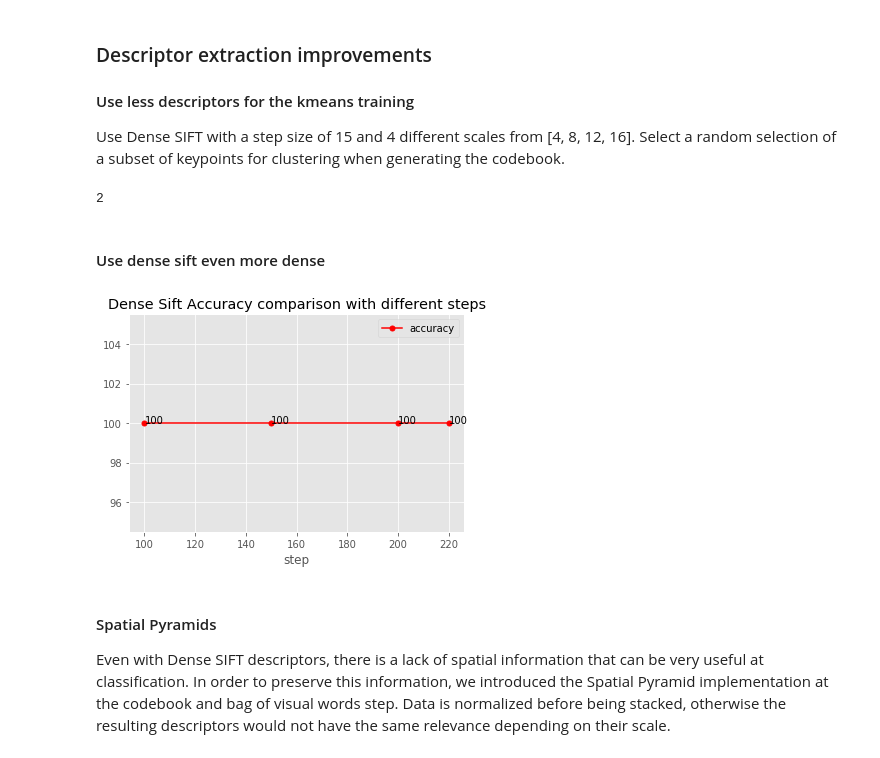
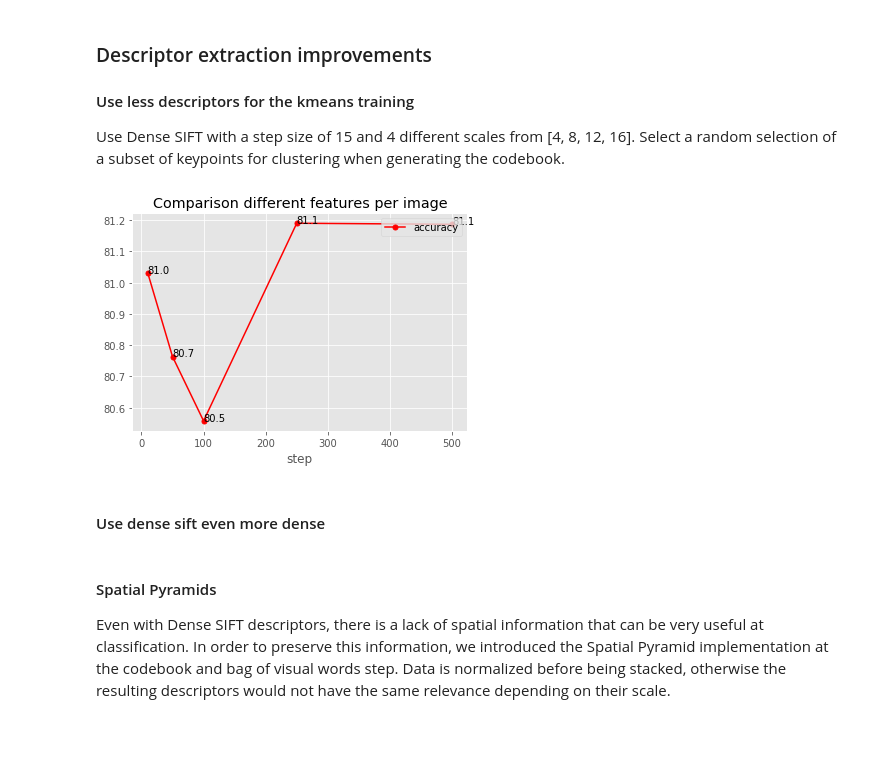
Before and after one commit to mgilar/mcv-m3, a Jupyter notebook: code/src/Main.ipynb, the cells around one changed output. Saved outputs shown, nothing was run; the diff lists cells and outputs as text; code cells hidden in the pictures.

Commit message:
Simplified plot and plot3d kinda added

```diff
--- a/code/src/Main.ipynb
+++ b/code/src/Main.ipynb
@@ -196,11 +196,9 @@ for features_per_img in features_per_imgs:
 classifier_images.features_per_img = get_max_key(results_features_per_img)
 # %%
 #TODO print grafica
-x = subset_sizes
-y= list(results_subset_sizes.values())
-plot(x, y, title="Comparison different features per image", xlabel="step")
+plot(results_features_per_img, title="Comparison different features per image", xlabel="step")
 # %% [output]
-2
+[figure, added]
 # %%
 #TODO escribir analisis
 # %% [markdown]
@@ -216,11 +214,7 @@ for step_val in step_values:
 classifier_images.stepValue = get_max_key(results_dense_sift)
 # %%
 #TODO escribir analisis
-x = step_values
-y= list(results_dense_sift.values())
-plot(x, y, title="Dense Sift Accuracy comparison with different steps", xlabel="step")
+plot(results_dense_sift, title="Dense Sift Accuracy comparison with different steps", xlabel="step")
-# %% [output]
-[figure, removed]
 # %% [markdown]
 #### Spatial Pyramids
 Even with Dense SIFT descriptors, there is a lack of spatial information that can be very useful at classification. In order to preserve this information, we introduced the Spatial Pyramid implementation at the codebook and bag of visual words step. Data is normalized before being stacked, otherwise the resulting descriptors would not have the same relevance depending on their scale.
```
Also changed, not shown: parts of 1 cell of this notebook, 5 other files.
